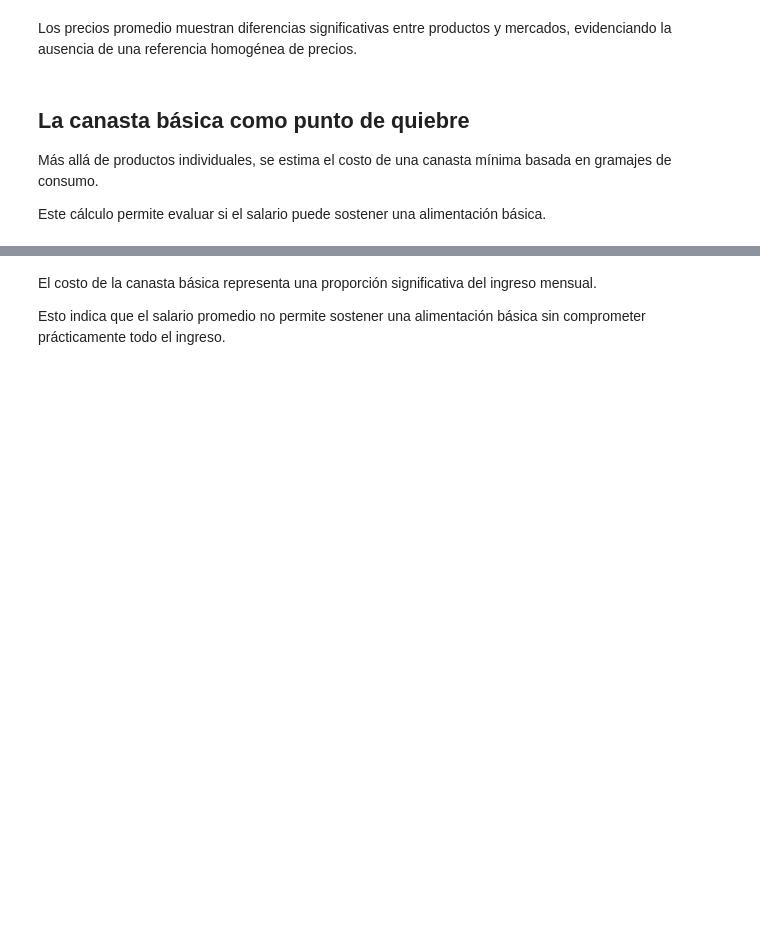
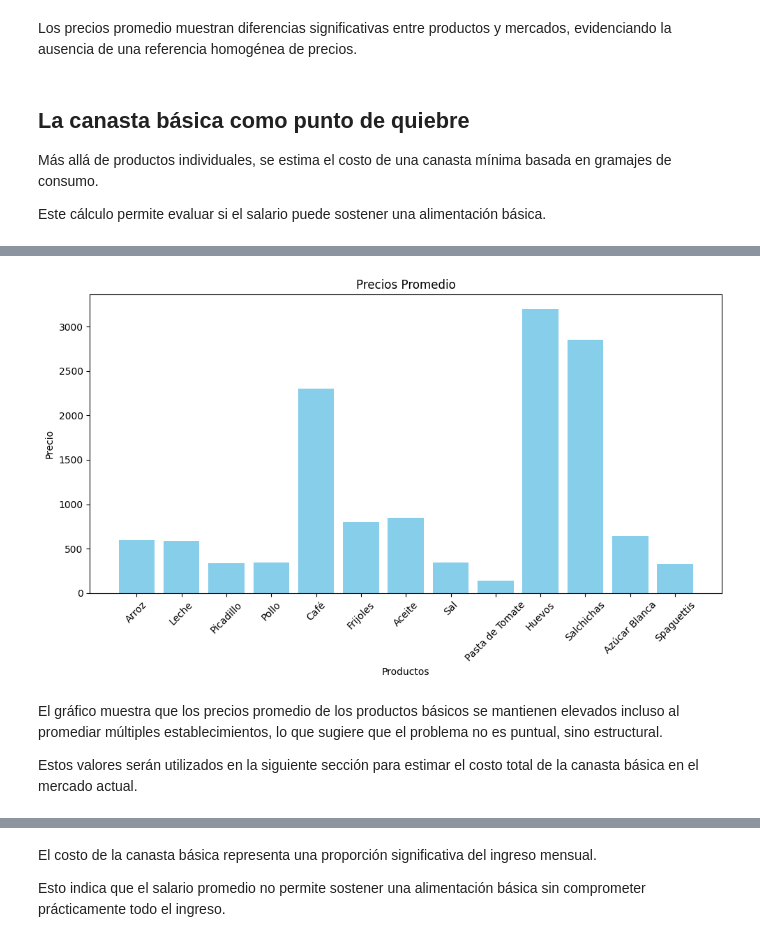
Before and after one commit to Aleinad-06/MYPIMES, a Jupyter notebook: main/main.ipynb, the cells around one changed output, grey strips where cells are left out. Drawn from its saved outputs; the diff is of its cells as text; code cells hidden in the pictures; blank space fills up the shorter version.

Commit message:
actualizacion

```diff
--- a/main/main.ipynb
+++ b/main/main.ipynb
@@ -374,0 +454,36 @@ for i, producto in enumerate(cb_nombre_productos):
+# %%
+from modules.graphs import union, canasta_b, promedio
+
+precios_productos = {}
+
+for tienda in union(mypime, yerro_m):
+    for p in tienda["productos"]:
+        for cb in canasta_b(canasta_basica):
+            if cb["nombre"].lower() in p["nombre"].lower():
+                nombre = cb["nombre"]
+                precio = p["precio_cup"]
+                precios_productos[nombre] = []
+                precios_productos[nombre].append(precio)
+
+promedios = {}
+for nombre, precios in precios_productos.items():
+    if precios:
+        promedios[nombre] = promedio(precios)
+
+plt.figure(figsize=(10, 6))
+plt.bar(promedios.keys(), promedios.values(), color='skyblue')
+plt.title("Precios Promedio")
+plt.xlabel("Productos")
+plt.xticks(rotation=45)
+plt.ylabel("Precio")
+plt.tight_layout()
+plt.show()
+# %% [output]
+[figure, new version]
+# %% [markdown]
+El gráfico muestra que los precios promedio de los productos básicos se mantienen
+elevados incluso al promediar múltiples establecimientos, lo que sugiere que el
+problema no es puntual, sino estructural.
+
+Estos valores serán utilizados en la siguiente sección para estimar el costo total
+de la canasta básica en el mercado actual.
```
Also changed, not shown: parts of 15 cells of this notebook.
